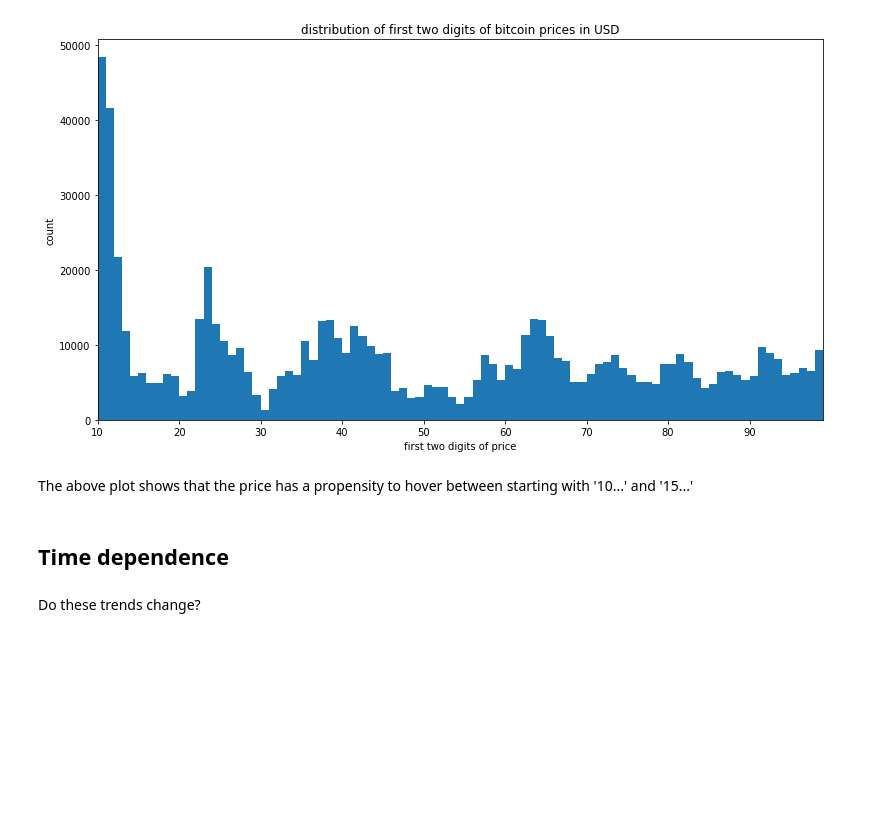
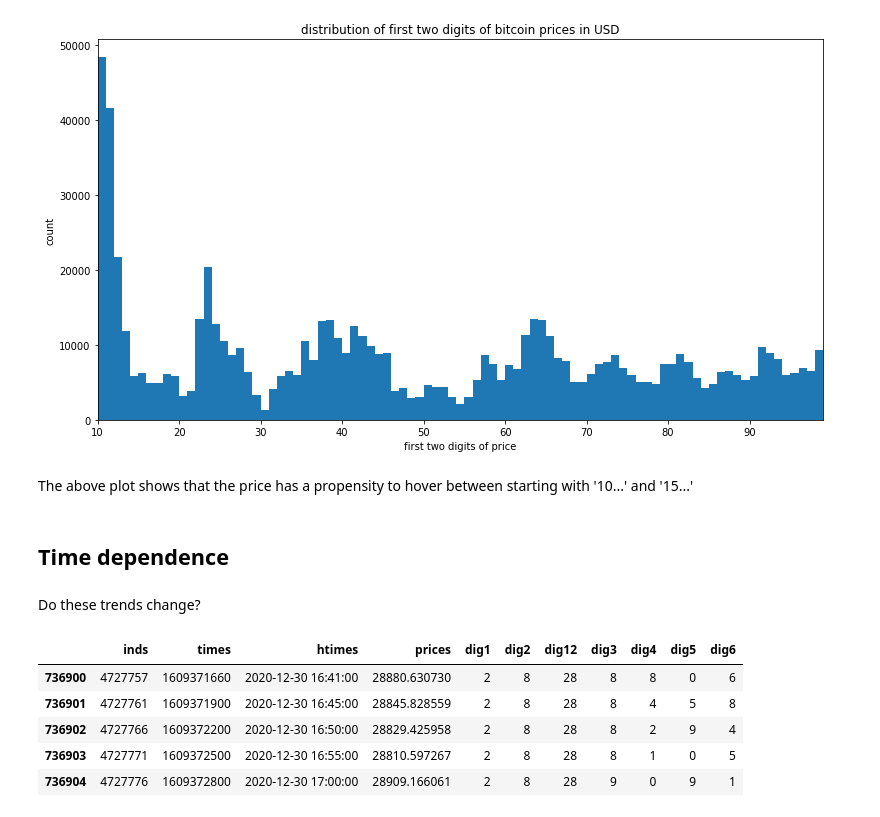
Before and after one commit to Mitchellpkt/empirical-benford-analyses, a Jupyter notebook: empirical-benford-analysis.ipynb, the cells around one changed output. Cells and saved outputs as stored; diff of their text form; code cells hidden in the pictures; blank space fills up the shorter version.

```diff
--- a/empirical-benford-analysis.ipynb
+++ b/empirical-benford-analysis.ipynb
@@ -310,0 +313,9 @@ Do these trends change?
+# %%
+dfx.tail()
+# %% [output]
+|  | inds | times | htimes | prices | dig1 | dig2 | dig12 | dig3 | dig4 | dig5 | dig6 |
+| 736900 | 4727757 | 1609371660 | 2020-12-30 16:41:00 | 28880.630730 | 2 | 8 | 28 | 8 | 8 | 0 | 6 |
+| 736901 | 4727761 | 1609371900 | 2020-12-30 16:45:00 | 28845.828559 | 2 | 8 | 28 | 8 | 4 | 5 | 8 |
+| 736902 | 4727766 | 1609372200 | 2020-12-30 16:50:00 | 28829.425958 | 2 | 8 | 28 | 8 | 2 | 9 | 4 |
+| 736903 | 4727771 | 1609372500 | 2020-12-30 16:55:00 | 28810.597267 | 2 | 8 | 28 | 8 | 1 | 0 | 5 |
+| 736904 | 4727776 | 1609372800 | 2020-12-30 17:00:00 | 28909.166061 | 2 | 8 | 28 | 9 | 0 | 9 | 1 |
```
Also changed, not shown: parts of 8 cells of this notebook.
